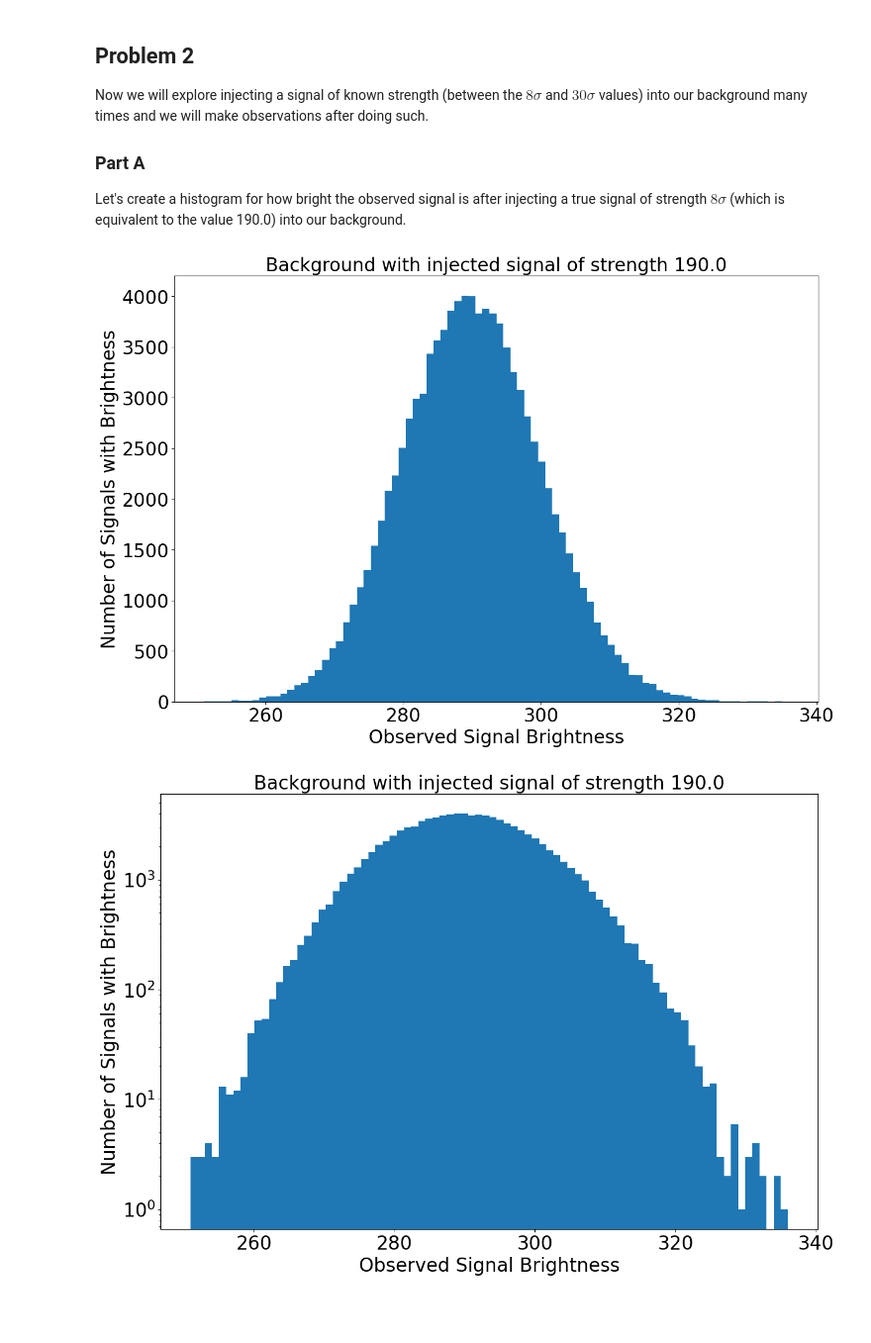
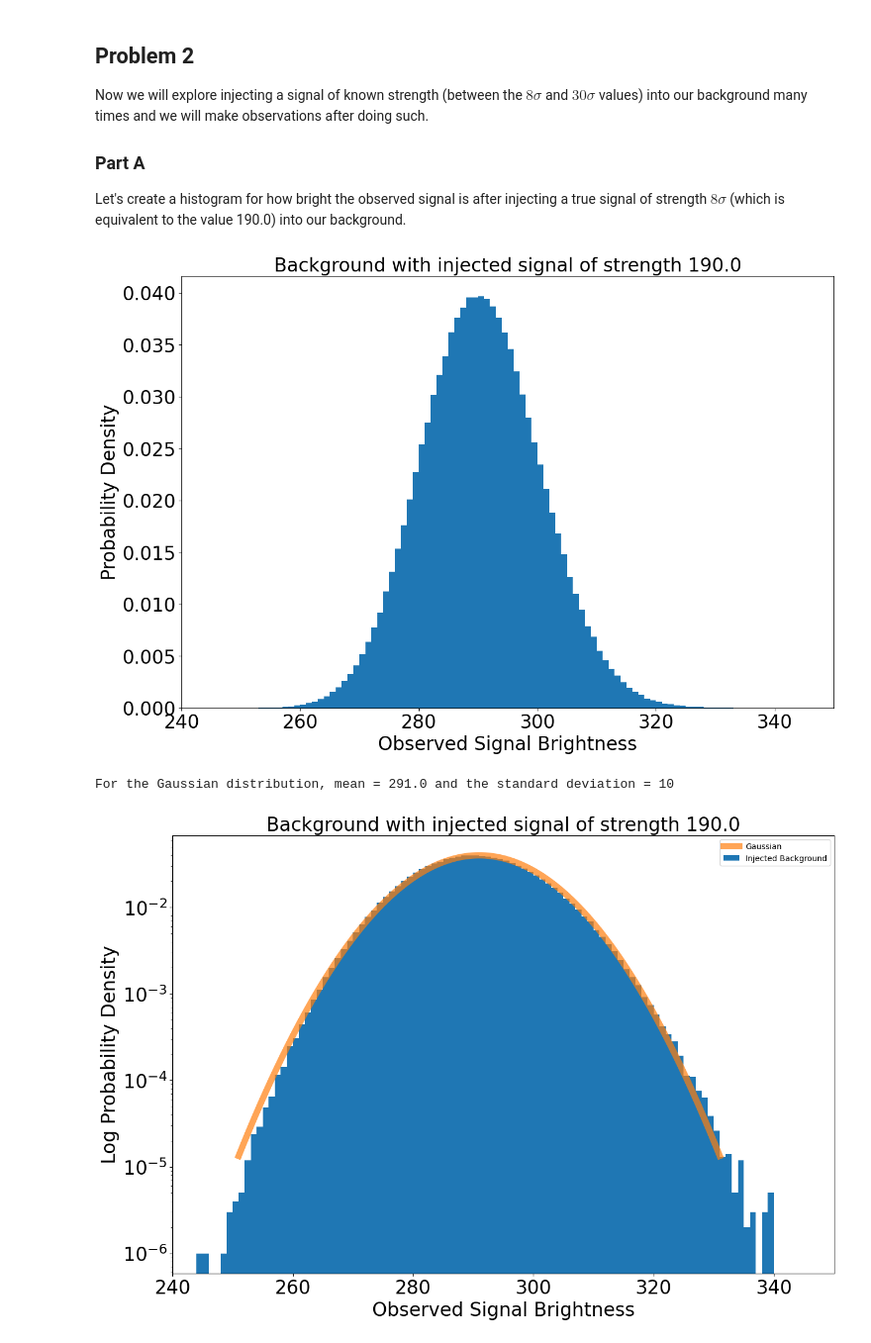
Before and after one commit to williamdolsen/phys434-21au, a Jupyter notebook: labs/lab6/lab6.ipynb, the cells around one changed output. Shown at 99% size. Cells and saved outputs as stored; diff of their text form; code cells hidden in the pictures; blank space fills up the shorter version.

```diff
--- a/labs/lab6/lab6.ipynb
+++ b/labs/lab6/lab6.ipynb
@@ -81,30 +81,45 @@ def compute_poisson_specific_sigma_value(sigma, lambda_):
 inject_8sigma_value = compute_poisson_specific_sigma_value(8, bkgd_lambda)
 
 # draw from the background many times
-draw_bkgd = stats.poisson.rvs(bkgd_lambda, size=100000)
+draw_bkgd = stats.poisson.rvs(bkgd_lambda, size=1000000)
 
 # inject the signal
 bkgd_injected = draw_bkgd + inject_8sigma_value
 # %%
 # plot the histogram
 fs = 24
-plt.hist(bkgd_injected, bins=84)
+bin_count = 96
+plt.hist(bkgd_injected, bins=bin_count, density=True)
 plt.title('Background with injected signal of strength 190.0', fontsize=fs)
 plt.tick_params(labelsize=fs)
 plt.xlabel('Observed Signal Brightness', fontsize=fs)
-plt.ylabel('Number of Signals with Brightness', fontsize=fs)
+plt.ylabel('Probability Density', fontsize=fs)
+plt.xlim(240, 350)
 plt.show()
 # %% [output]
-[figure, old version]
+[figure, new version]
 # %%
 # plot the histogram on log scale
-plt.hist(bkgd_injected, bins=84)
+plt.hist(bkgd_injected, bins=bin_count, label='Injected Background', density=True)
 plt.title('Background with injected signal of strength 190.0', fontsize=fs)
 plt.yscale('log')
 plt.tick_params(labelsize=fs)
 plt.xlabel('Observed Signal Brightness', fontsize=fs)
-plt.ylabel('Number of Signals with Brightness', fontsize=fs)
+plt.ylabel('Log Probability Density', fontsize=fs)
+plt.xlim(240, 350)
+
+# plot a gaussian on the same plot
+gaus_mean = bkgd_lambda + inject_8sigma_value + 1
+gaus_range = 40
+gaus_std = 10
+print(f'For the Gaussian distribution, mean = {gaus_mean} and the standard deviation = {gaus_std}')
+gaus_xs = np.linspace(gaus_mean - gaus_range, gaus_mean + gaus_range, 1000)
+gaus_ys = stats.norm.pdf(gaus_xs, loc=gaus_mean, scale=gaus_std)
+plt.plot(gaus_xs, gaus_ys, linewidth=8, alpha=0.7, label="Gaussian")
+plt.legend()
+
 plt.show()
 # %% [output]
+For the Gaussian distribution, mean = 291.0 and the standard deviation = 10
-[figure, old version]
+[figure, new version]
 # %% [markdown]
```
Also changed, not shown: parts of 2 cells of this notebook.
